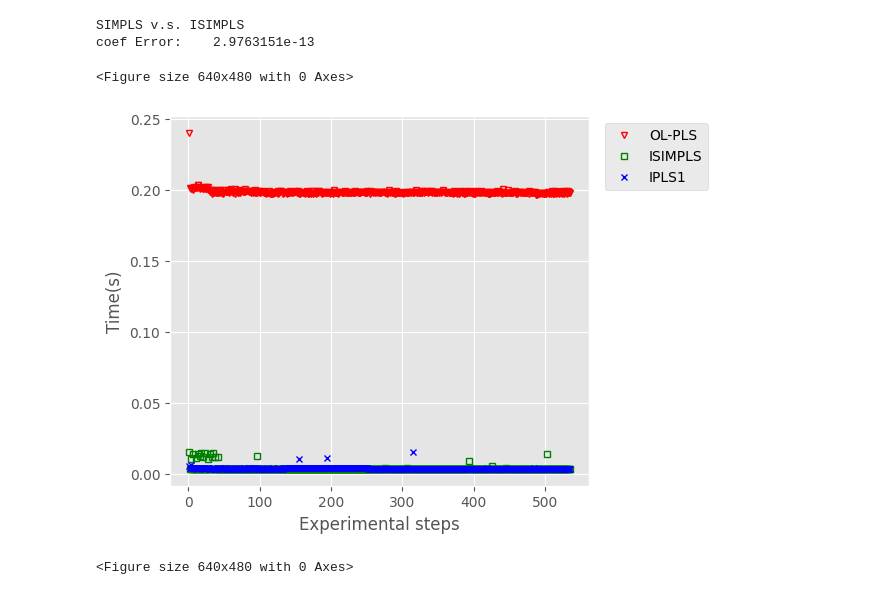
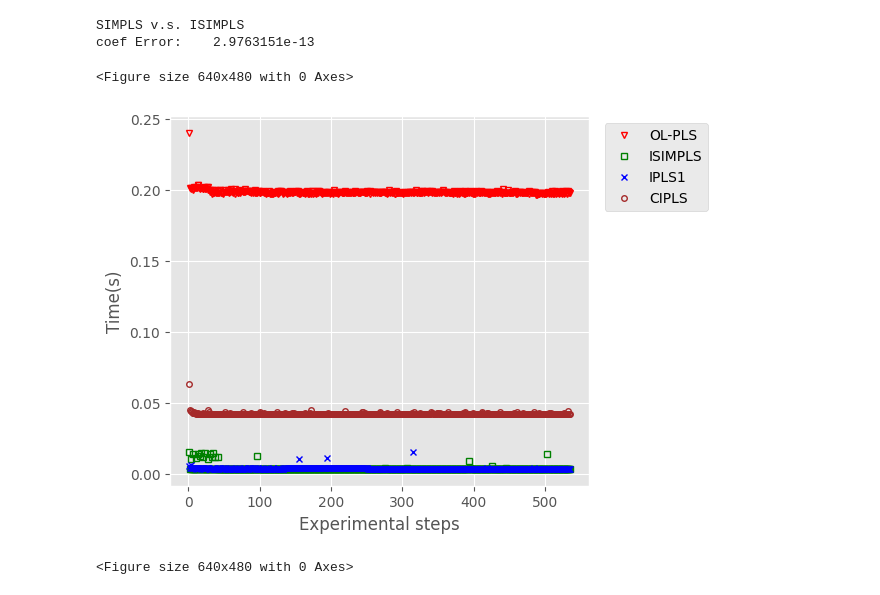
Before and after one commit to tachen90208/wiresstat-iplsreview, a Jupyter notebook: PLS1_CTSlice.ipynb, the cells around one changed output. Drawn from its saved outputs; the diff is of its cells as text; code cells hidden in the pictures.

```diff
--- a/PLS1_CTSlice.ipynb
+++ b/PLS1_CTSlice.ipynb
@@ -105,0 +118,6 @@ coef Error:    1.8274372e+00
+# %%
+NIPALS = Read_Results('NIPALS', 0)
+CIPLS  = Read_Results('CIPLS', 0)
+
+print("NIPALS v.s. CIPLS")
+print("coef Error:  {:15.7e}".format(RMSE(NIPALS['coef'], CIPLS['coef'])) )
@@ -184,28 +193,30 @@ coef Error:    2.9763151e-13
 # %%
 N_steps= len(ISIMPLS['timer'][0])
 plt.subplots_adjust(right=.65)
 plt.style.use('ggplot')
 fig, ax = plt.subplots()
 ms = 4
 
 plt.subplots_adjust(right=.78)
 
 plt.plot(range(1,N_steps+1), OLPLS['timer'][1],
                 label='OL-PLS', ls='', marker='v', markersize=ms, fillstyle='none', color='red')
 plt.plot(range(1,N_steps+1), ISIMPLS['timer'][1],
                 label='ISIMPLS', ls='', marker='s', markersize=ms, fillstyle='none', color='green')
 plt.plot(range(1,N_steps+1), IPLS1['timer'][1],
                 label='IPLS1', ls='', marker='x', markersize=ms, fillstyle='none', color='blue')
+plt.plot(range(1,N_steps+1), CIPLS['timer'][1],
+                label='CIPLS', ls='', marker='o', markersize=ms, fillstyle='none', color='brown')
 
 
 ax.set_xlabel("Experimental steps")
 ax.set_ylabel("Time(s)")
 ax.legend(bbox_to_anchor=(1.02,1), loc='upper left')
 plt.savefig('./fig/CTSlices_inc01.pdf')
 # plt.close()
 # %% [output]
 <Figure size 640x480 with 0 Axes>
-[figure, old version]
+[figure, new version]
 # %%
 N_steps= len(ISIMPLS['timer'][0])
 plt.subplots_adjust(right=.65)
```
Also changed, not shown: parts of 3 cells of this notebook, 1 other file.
